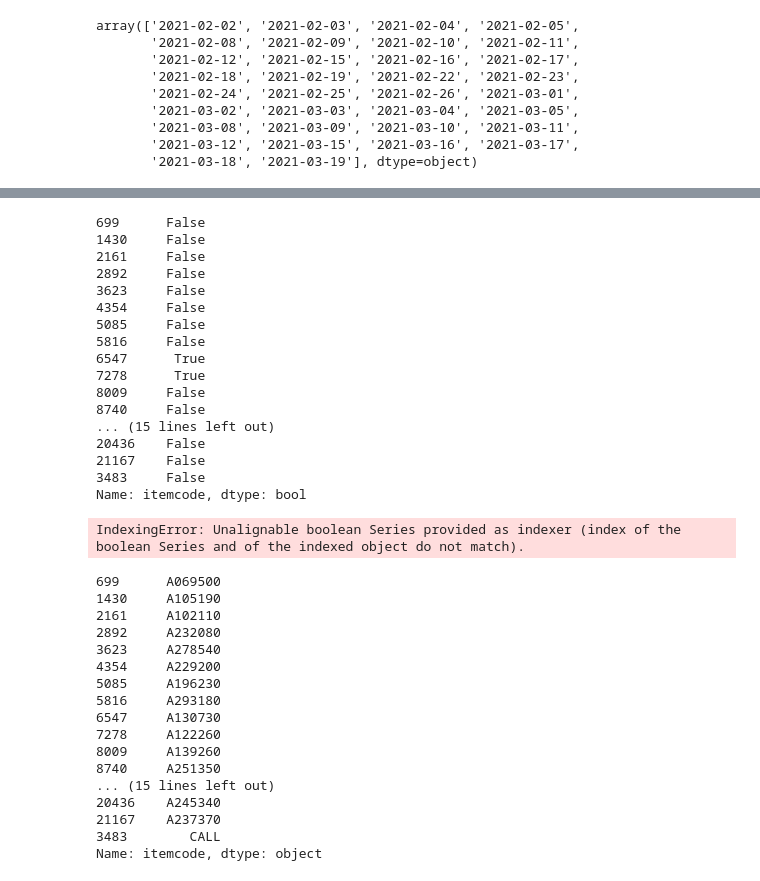
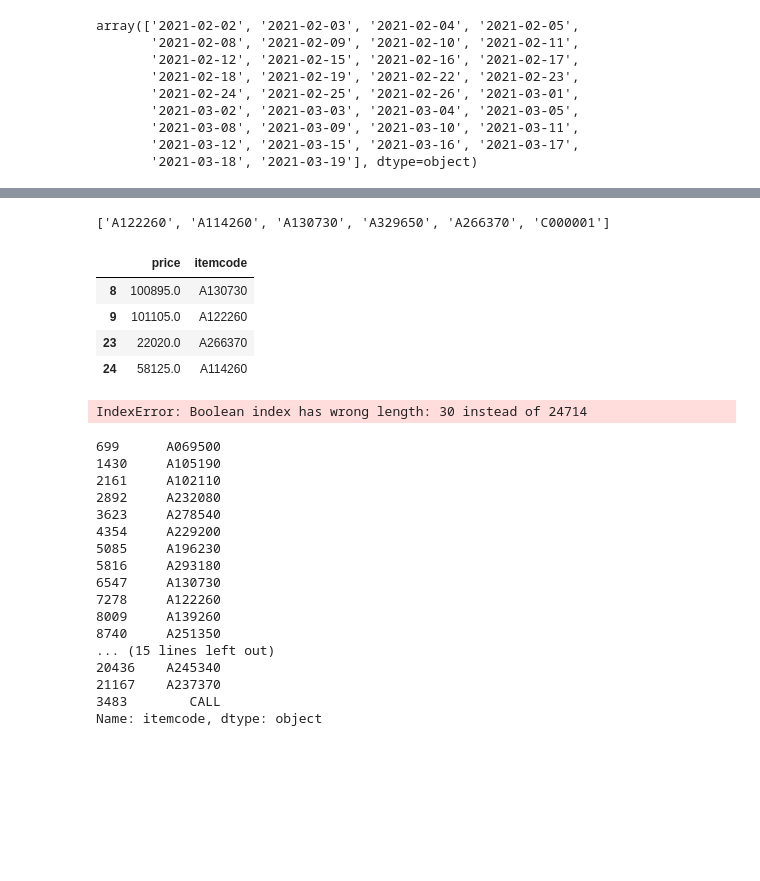
Before and after one commit to my2582/kisra, a Jupyter notebook: src/models/simulation.ipynb, the cells around one changed output, grey strips where cells are left out. Saved outputs shown, nothing was run; the diff lists cells and outputs as text; code cells hidden in the pictures; blank space fills up the shorter version.

```diff
--- a/src/models/simulation.ipynb
+++ b/src/models/simulation.ipynb
@@ -136,29 +138,24 @@ detail
 | 4 | A266370 | 4 | 21325 | 21325.0 | 85300 | 85300 | KODEX IT | Equity | 02/01/2021 4:0:00 PM | A00 | ... |
 | 5 | C000001 | 135786 | 1 | NaN | 135786 | 135786 | 현금 | Cash | 02/01/2021 4:0:00 PM | A00 | ... |
 # %%
-itemcode_idx price_db.loc[price_db.date==dt, 'itemcode'].isin(detail.itemcode) == True
+prices_dt = price_db.loc[price_db.date==dt, ['price', 'itemcode']].reset_index(drop=True)
-# %% [output]
-699      False
-1430     False
-2161     False
-2892     False
-3623     False
-4354     False
-5085     False
-5816     False
-6547      True
-7278      True
-8009     False
-8740     False
-... (15 lines left out)
-20436    False
-21167    False
-3483     False
-Name: itemcode, dtype: bool
-# %%
-price_db.loc[price_db.loc[price_db.date==dt, 'itemcode'].isin(detail.itemcode) == True, :]
-# %% [output]
-IndexingError: Unalignable boolean Series provided as indexer (index of the boolean Series and of the indexed object do not match).
+# %%
+holdings = detail.itemcode.to_list()
+holdings
+# %% [output]
+['A122260', 'A114260', 'A130730', 'A329650', 'A266370', 'C000001']
+# %%
+prices_dt[prices_dt.itemcode.isin(holdings)]
+# %% [output]
+|  | price | itemcode |
+| 8 | 100895.0 | A130730 |
+| 9 | 101105.0 | A122260 |
+| 23 | 22020.0 | A266370 |
+| 24 | 58125.0 | A114260 |
+# %%
+price_db.loc[itemcode_idx.values, :]
+# %% [output]
+IndexError: Boolean index has wrong length: 30 instead of 24714
 # %%
 price_itemcodes = price_db.loc[price_db.date==dt, 'itemcode']
 # %%
```
Also changed, not shown: parts of 1 cell of this notebook, 1 other file.
